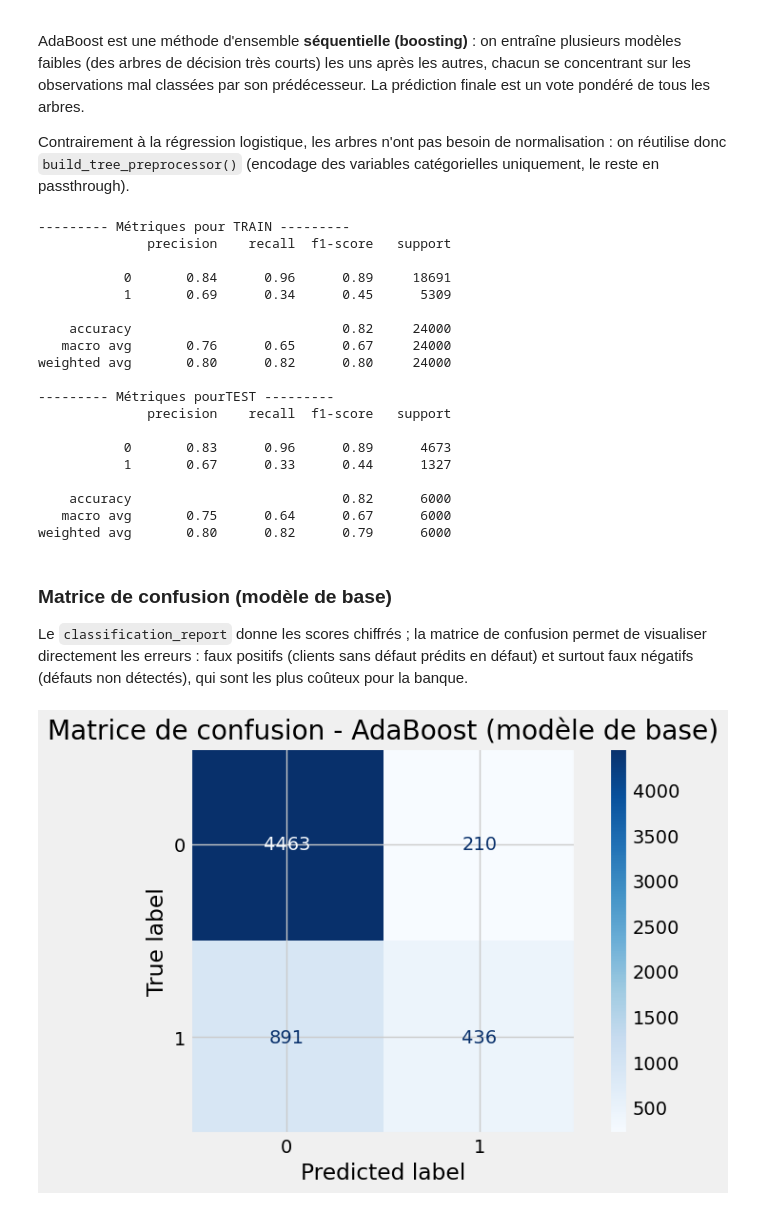
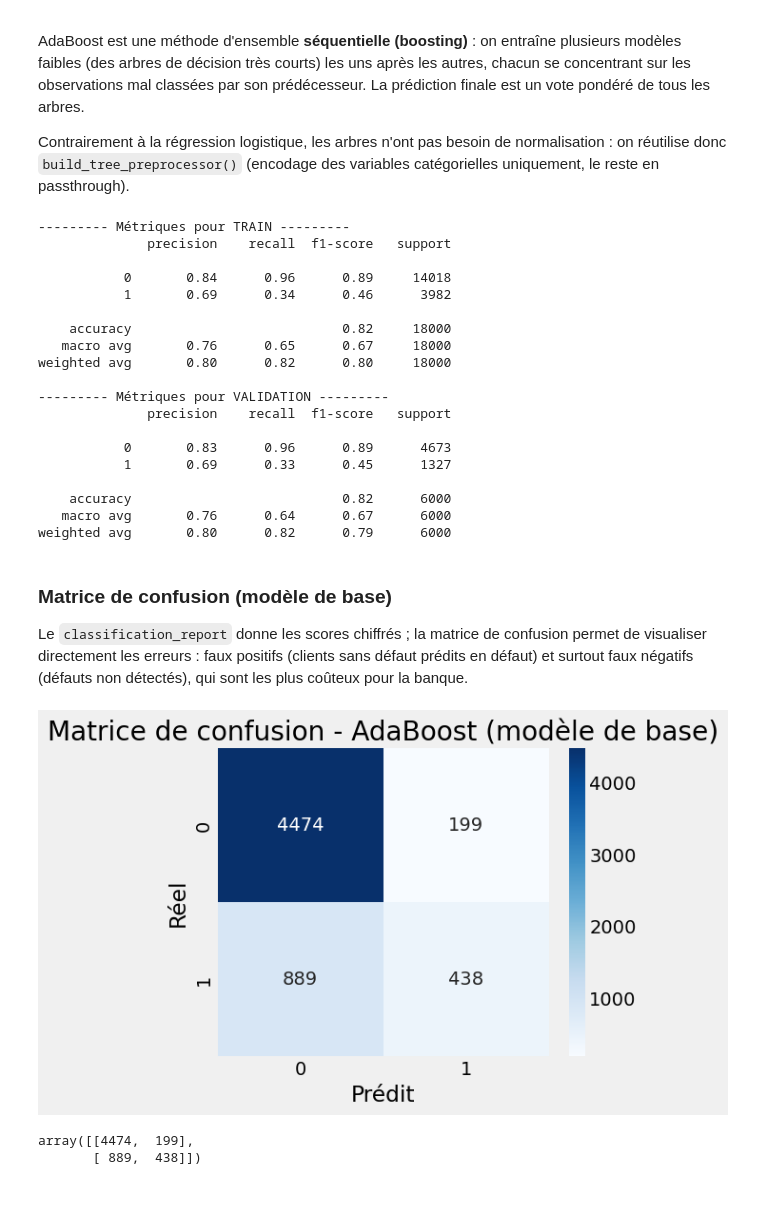
Before and after one commit to NdeyeAminataAida/Projet-AI28, a Jupyter notebook: notebook/project_credit_default.ipynb, the cells around one changed output. Drawn from its saved outputs; the diff is of its cells as text; code cells hidden in the pictures.

Commit message:
Correction des prédictions : utilisation du val set plutôt que du test set pour améliorer les modèles; relecture des commentaires et correction de la structure du notebook

```diff
--- a/notebook/project_credit_default.ipynb
+++ b/notebook/project_credit_default.ipynb
@@ -272,0 +285,4 @@ weighted avg       0.79      0.81      0.77      6000
+# %%
+model_log_simple = md.build_logistic_model(class_weight=None)
+# Entrainement du modèle
+reg_log_simple = ev.train_and_evaluate(model_log_simple, X_train, y_train, X_val, y_val)
@@ -316,0 +333,4 @@ weighted avg       0.76      0.68      0.70      6000
+# %%
+model_log_balanced = md.build_logistic_model(class_weight='balanced')
+# Entrainement du modèle
+reg_log_balanced = ev.train_and_evaluate(model_log_balanced, X_train, y_train, X_val, y_val)
@@ -383,0 +428,11 @@ reg_logrobust =  train_and_evaluate(model_robust,X_train,y_train,X_test,y_test)
+# %%
+preprocessor_robust = build_robust_preprocessor()
+
+# Nettoyage de l'appel : pas de préprocesseur imbriqué dans la régression logistique
+pipeline_robust = make_pipeline(
+    preprocessor_robust,
+    LogisticRegression(max_iter=1000, random_state=42)
+)
+
+# Entraînement et résultats
+pipeline_robust = ev.train_and_evaluate(pipeline_robust, X_train, y_train, X_val, y_val)
@@ -429,39 +469,40 @@ X_train, X_test, y_train, y_test = train_test_split(
 # %%
 # Construction du modèle AdaBoost (100 arbres faibles) et évaluation
-# train_and_evaluate entraîne le modèle puis affiche le classification_report sur train et test
+# train_and_evaluate entraîne le modèle puis affiche le classification_report sur train et val sets
 ada_model = build_adaboost_model(n_estimators=100)
-ada_model = train_and_evaluate(ada_model, X_train, y_train, X_test, y_test)
+ada_model = ev.train_and_evaluate(ada_model, X_train, y_train, X_val, y_val)
 # %% [output]
 --------- Métriques pour TRAIN ---------
               precision    recall  f1-score   support
 
-           0       0.84      0.96      0.89     18691
-           1       0.69      0.34      0.45      5309
+           0       0.84      0.96      0.89     14018
+           1       0.69      0.34      0.46      3982
 
-    accuracy                           0.82     24000
-   macro avg       0.76      0.65      0.67     24000
-weighted avg       0.80      0.82      0.80     24000
+    accuracy                           0.82     18000
+   macro avg       0.76      0.65      0.67     18000
+weighted avg       0.80      0.82      0.80     18000
 
---------- Métriques pourTEST ---------
+--------- Métriques pour VALIDATION ---------
               precision    recall  f1-score   support
 
            0       0.83      0.96      0.89      4673
-           1       0.67      0.33      0.44      1327
+           1       0.69      0.33      0.45      1327
 
     accuracy                           0.82      6000
-   macro avg       0.75      0.64      0.67      6000
+   macro avg       0.76      0.64      0.67      6000
 weighted avg       0.80      0.82      0.79      6000
 # %% [markdown]
 ### Matrice de confusion (modèle de base)
 
 Le `classification_report` donne les scores chiffrés ; la matrice de confusion permet de visualiser directement les erreurs : faux positifs (clients sans défaut prédits en défaut) et surtout faux négatifs (défauts non détectés), qui sont les plus coûteux pour la banque.
 # %%
-# Matrice de confusion sur le test set (ConfusionMatrixDisplay déjà importé plus haut)
-ConfusionMatrixDisplay.from_estimator(ada_model, X_test, y_test, cmap='Blues')
-plt.title("Matrice de confusion - AdaBoost (modèle de base)")
-plt.show()
+# Matrice de confusion sur le val set (ConfusionMatrixDisplay déjà importé plus haut)
+y_val_pred = ada_model.predict(X_val)
+ev.plot_confusion_matrix(y_val , y_val_pred ,title="Matrice de confusion - AdaBoost (modèle de base)")
 # %% [output]
-[figure, old version]
+[figure, new version]
+array([[4474,  199],
+       [ 889,  438]])
 # %% [markdown]
 ### Gestion du déséquilibre des classes
 
```
Also changed, not shown: parts of 78 cells of this notebook, 4 other files.
